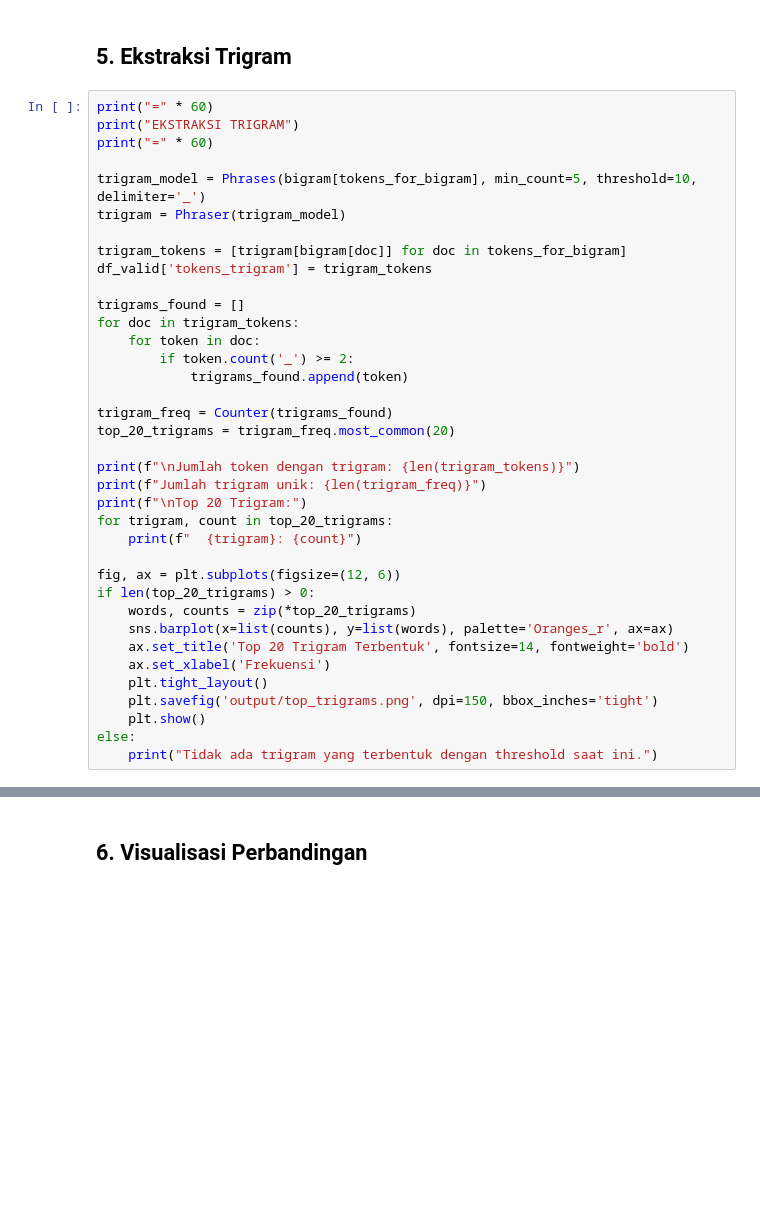
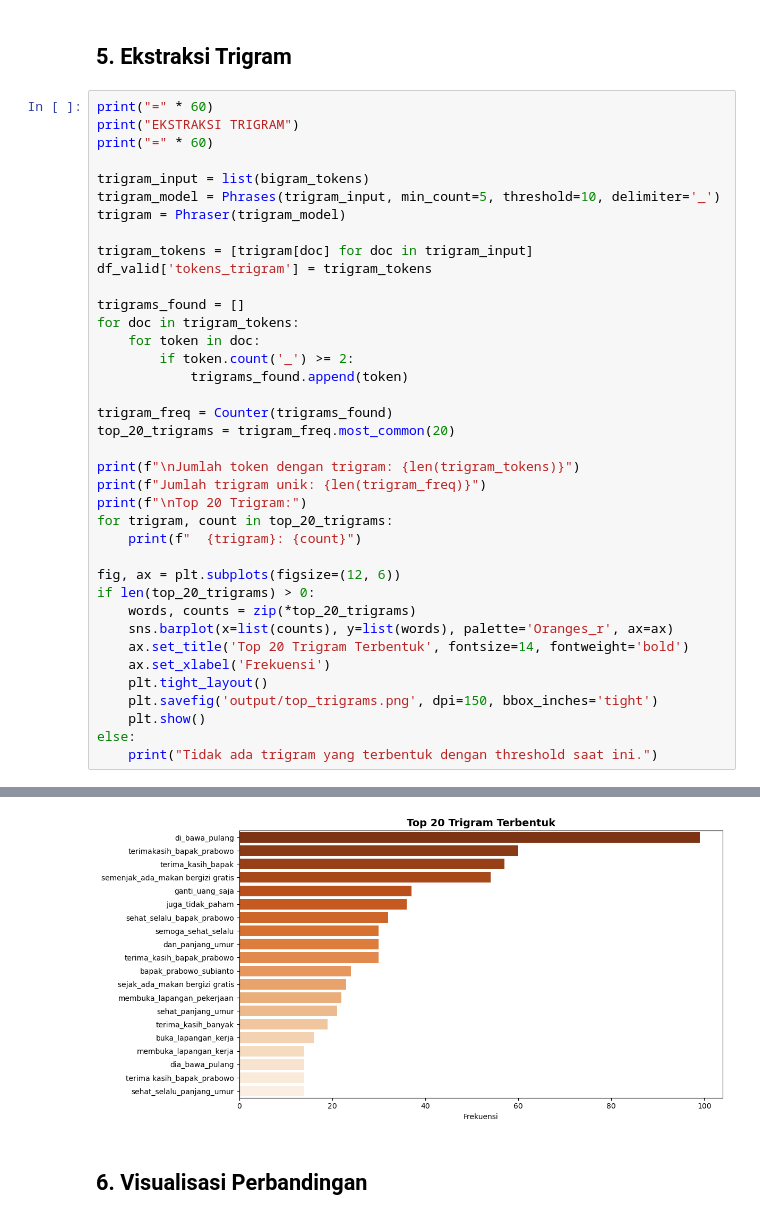
Before and after one commit to saikin12/topic-modeling_mbg, a Jupyter notebook: normalisasi_slang.ipynb, the cells around one changed output, grey strips where cells are left out. Cells and saved outputs as stored; diff of their text form; blank space fills up the shorter version.

```diff
--- a/normalisasi_slang.ipynb
+++ b/normalisasi_slang.ipynb
@@ -418,10 +460,11 @@ print("=" * 60)
 print("EKSTRAKSI TRIGRAM")
 print("=" * 60)
 
-trigram_model = Phrases(bigram[tokens_for_bigram], min_count=5, threshold=10, delimiter='_')
+trigram_input = list(bigram_tokens)
+trigram_model = Phrases(trigram_input, min_count=5, threshold=10, delimiter='_')
 trigram = Phraser(trigram_model)
 
-trigram_tokens = [trigram[bigram[doc]] for doc in tokens_for_bigram]
+trigram_tokens = [trigram[doc] for doc in trigram_input]
 df_valid['tokens_trigram'] = trigram_tokens
 
 trigrams_found = []
@@ -450,3 +493,4 @@ if len(top_20_trigrams) > 0:
     plt.show()
 else:
     print("Tidak ada trigram yang terbentuk dengan threshold saat ini.")
+# %% [output]
@@ -453,3 +514,4 @@ else:
+[figure, added]
 # %% [markdown]
 ## 6. Visualisasi Perbandingan
 # %%
```
Also changed, not shown: parts of 10 cells of this notebook, 15 other files.
